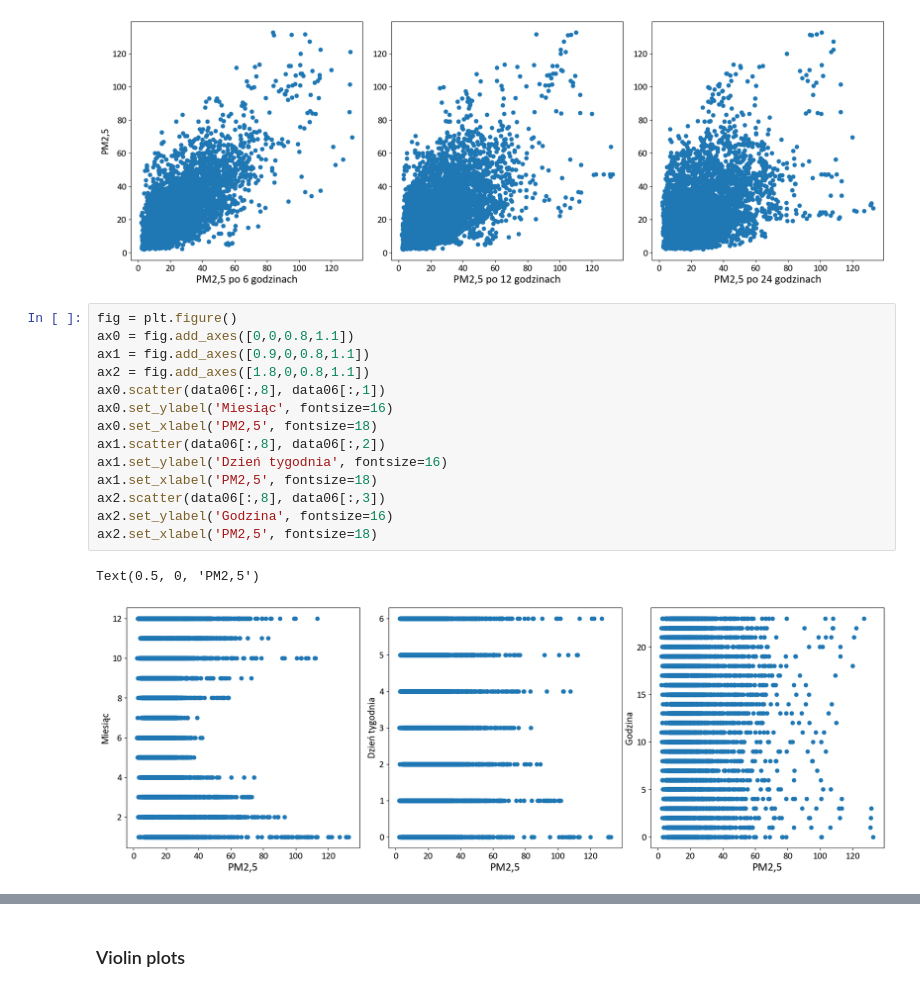
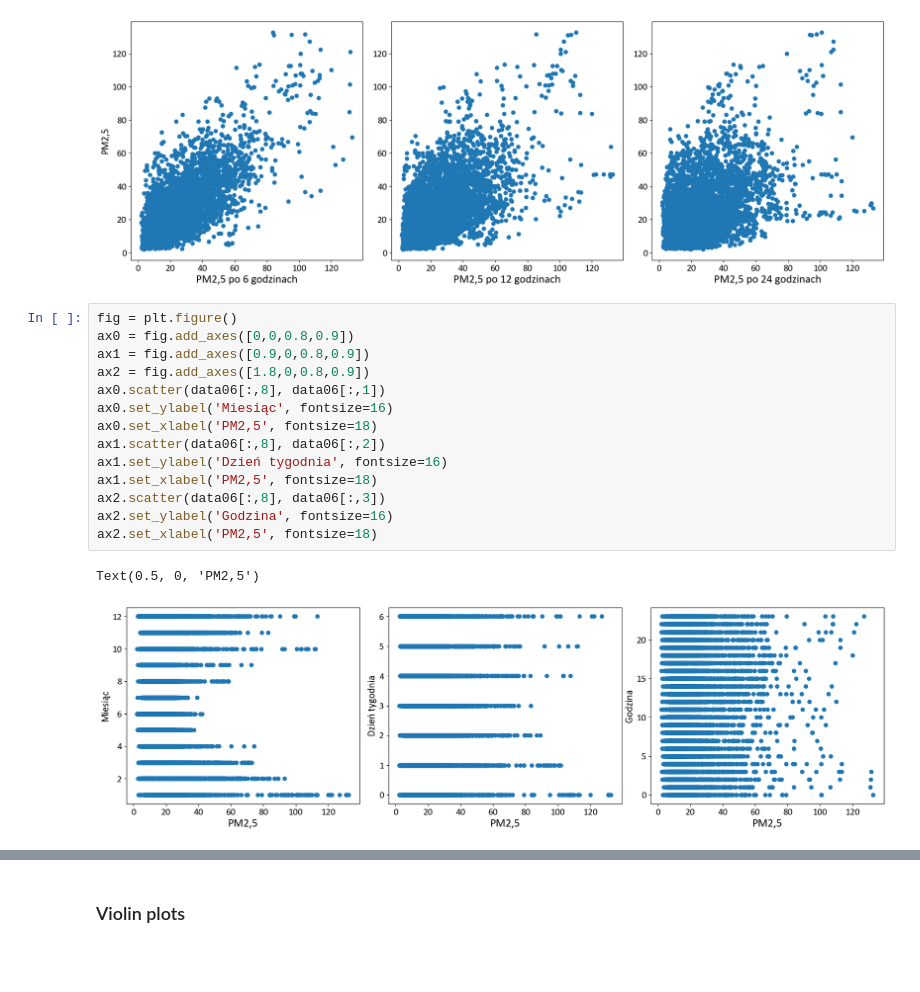
Before and after one commit to Jungliana/SNN-air-pollution, a Jupyter notebook: notebooks/dataset_properties.ipynb, the cells around one changed output, grey strips where cells are left out. Cells and saved outputs as stored; diff of their text form; blank space fills up the shorter version.

```diff
--- a/notebooks/dataset_properties.ipynb
+++ b/notebooks/dataset_properties.ipynb
@@ -100,18 +100,18 @@ Text(0.5, 0, 'PM2,5 po 24 godzinach')
 [figure]
 # %%
 fig = plt.figure()
-ax0 = fig.add_axes([0,0,0.8,1.1])
-ax1 = fig.add_axes([0.9,0,0.8,1.1])
-ax2 = fig.add_axes([1.8,0,0.8,1.1])
+ax0 = fig.add_axes([0,0,0.8,0.9])
+ax1 = fig.add_axes([0.9,0,0.8,0.9])
+ax2 = fig.add_axes([1.8,0,0.8,0.9])
 ax0.scatter(data06[:,8], data06[:,1])
 ax0.set_ylabel('Miesiąc', fontsize=16)
 ax0.set_xlabel('PM2,5', fontsize=18)
 ax1.scatter(data06[:,8], data06[:,2])
 ax1.set_ylabel('Dzień tygodnia', fontsize=16)
 ax1.set_xlabel('PM2,5', fontsize=18)
 ax2.scatter(data06[:,8], data06[:,3])
 ax2.set_ylabel('Godzina', fontsize=16)
 ax2.set_xlabel('PM2,5', fontsize=18)
 # %% [output]
 Text(0.5, 0, 'PM2,5')
-[figure, old version]
+[figure, new version]
```
Also changed, not shown: parts of 5 cells of this notebook, 2 other files.
